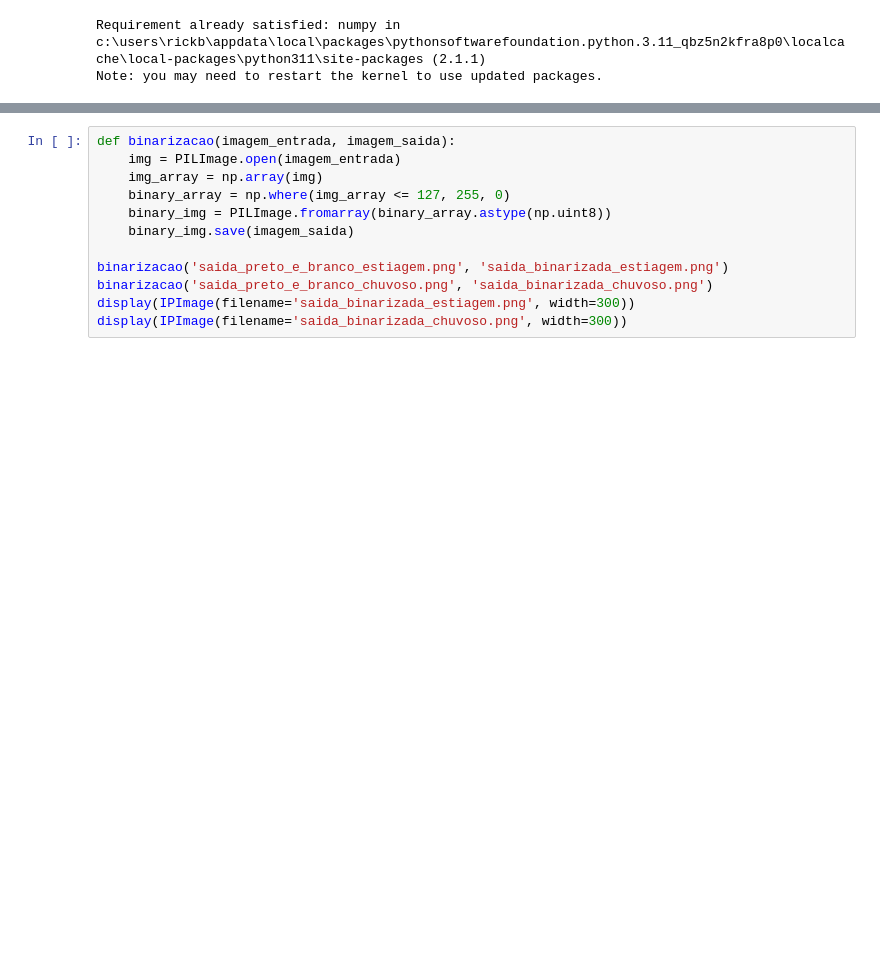
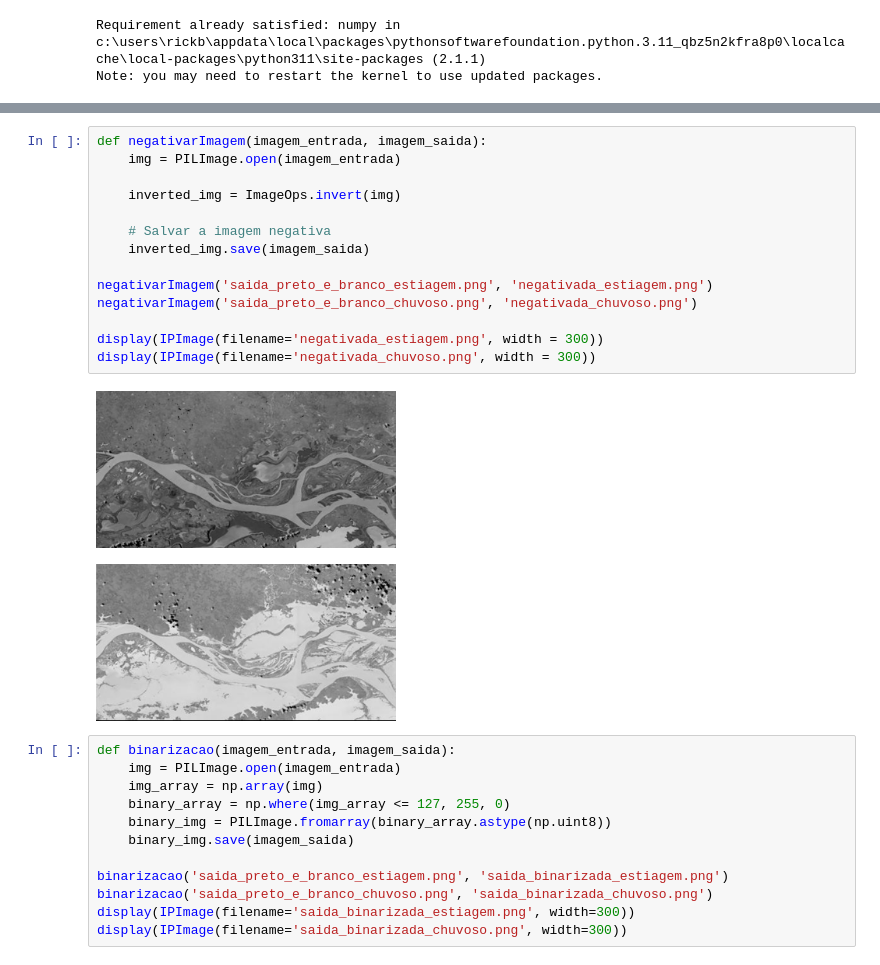
Before and after one commit to guilhermeMilani/operadores-morfologicos, a Jupyter notebook: OperadoresMorfologicos.ipynb, the cells around one changed output, grey strips where cells are left out. Cells and saved outputs as stored; diff of their text form; blank space fills up the shorter version.

Commit message:
negativação das imagens

```diff
--- a/OperadoresMorfologicos.ipynb
+++ b/OperadoresMorfologicos.ipynb
@@ -47,3 +47,20 @@ display(IPImage(filename='saida_preto_e_branco_chuvoso.png', width = 300))
+# %%
+def negativarImagem(imagem_entrada, imagem_saida):
+    img = PILImage.open(imagem_entrada)
+
+    inverted_img = ImageOps.invert(img)
+
+    # Salvar a imagem negativa
+    inverted_img.save(imagem_saida)
+
+negativarImagem('saida_preto_e_branco_estiagem.png', 'negativada_estiagem.png')
+negativarImagem('saida_preto_e_branco_chuvoso.png', 'negativada_chuvoso.png')
+
+display(IPImage(filename='negativada_estiagem.png', width = 300))
+display(IPImage(filename='negativada_chuvoso.png', width = 300))
+# %% [output]
+[figure, added]
+[figure, added]
 # %%
 def binarizacao(imagem_entrada, imagem_saida):
     img = PILImage.open(imagem_entrada)
```
Also changed, not shown: parts of 2 cells of this notebook, 2 other files.
